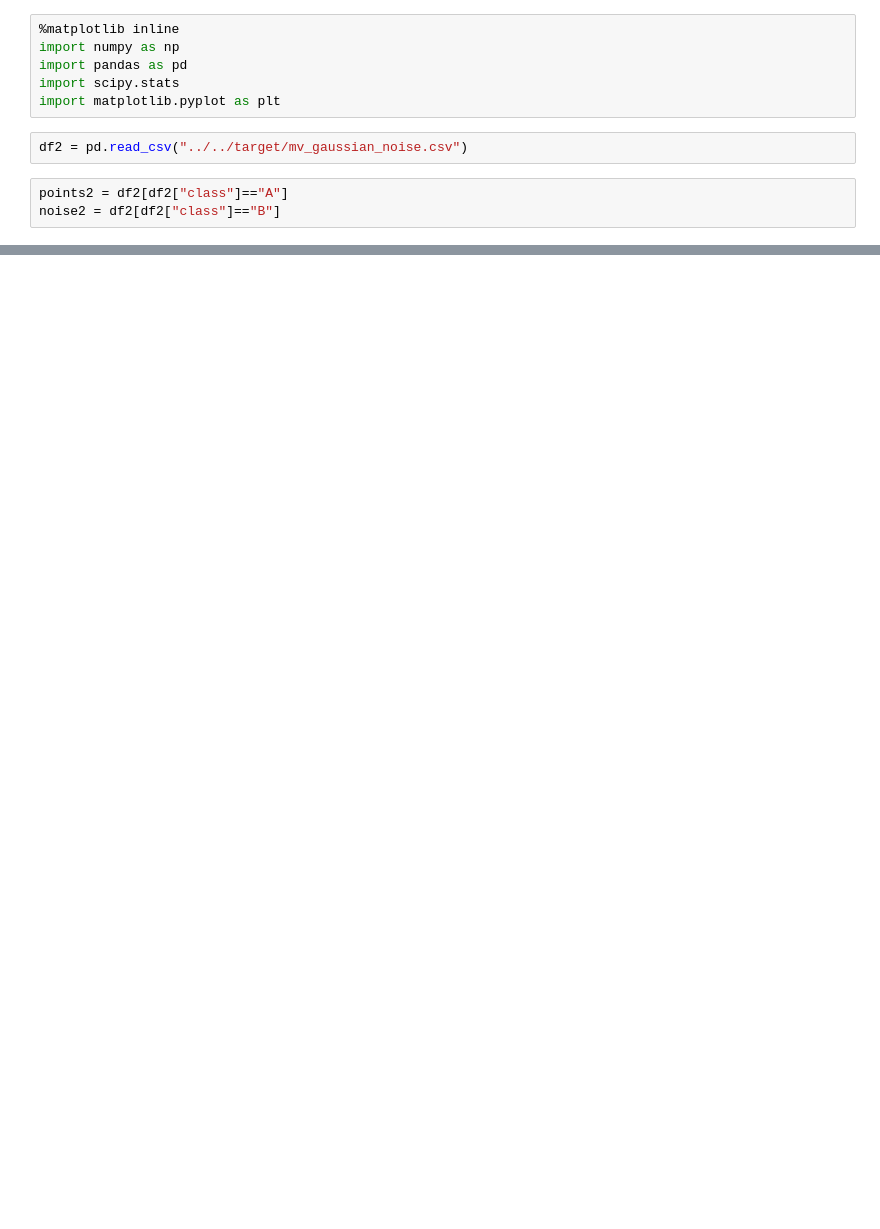
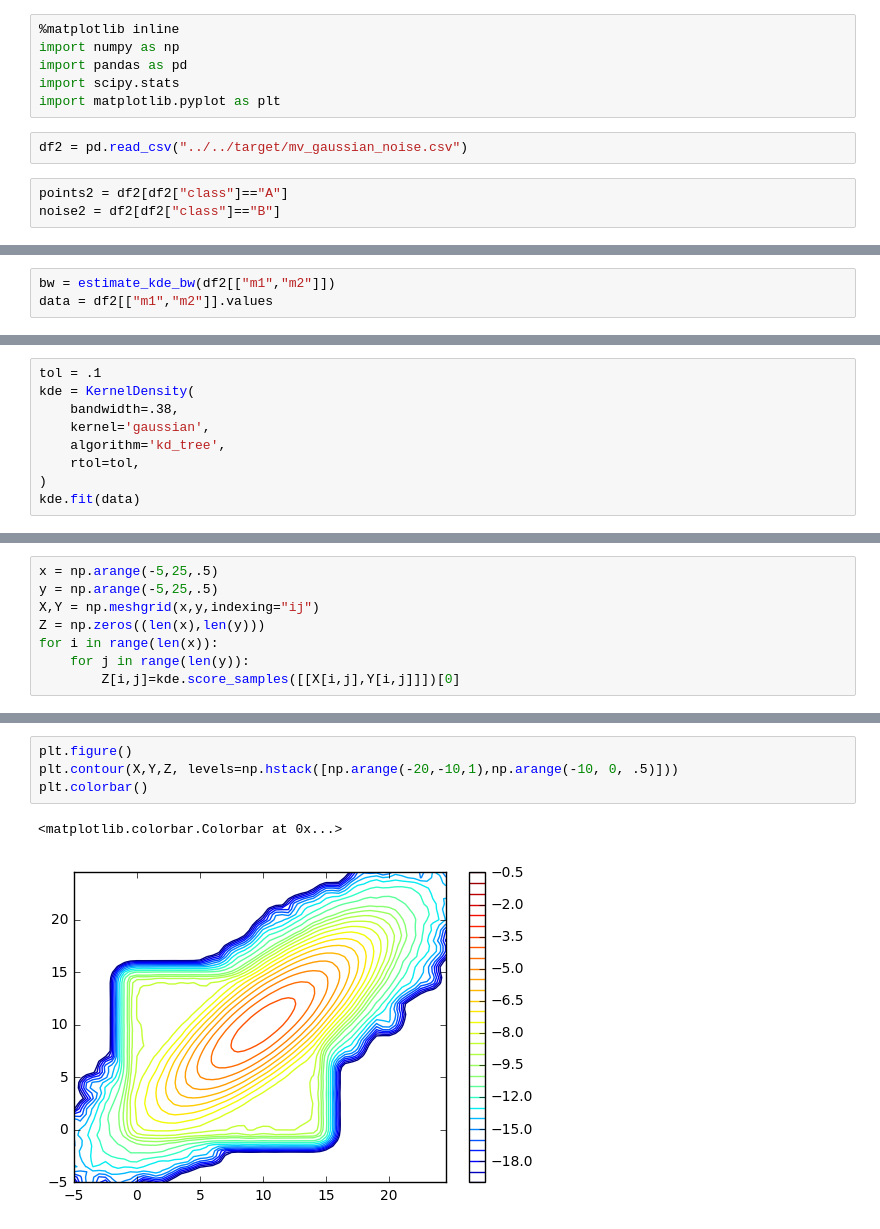
Before and after one commit to stanford-futuredata/macrobase, a Jupyter notebook: tools/gen_data/VisualizeMVGauss.ipynb, the cells around one changed output, grey strips where cells are left out. Cells and saved outputs as stored; diff of their text form; blank space fills up the shorter version.

```diff
--- a/tools/gen_data/VisualizeMVGauss.ipynb
+++ b/tools/gen_data/VisualizeMVGauss.ipynb
@@ -19,0 +19,3 @@ plt.scatter(noise2.m1[:200], noise2.m2[:200], c='w', s=10)
+# %%
+bw = estimate_kde_bw(df2[["m1","m2"]])
+data = df2[["m1","m2"]].values
@@ -19,0 +31,9 @@ plt.scatter(noise2.m1[:200], noise2.m2[:200], c='w', s=10)
+# %%
+tol = .1
+kde = KernelDensity(
+    bandwidth=.38,
+    kernel='gaussian',
+    algorithm='kd_tree',
+    rtol=tol,
+)
+kde.fit(data)
@@ -19,0 +44,8 @@ plt.scatter(noise2.m1[:200], noise2.m2[:200], c='w', s=10)
+# %%
+x = np.arange(-5,25,.5)
+y = np.arange(-5,25,.5)
+X,Y = np.meshgrid(x,y,indexing="ij")
+Z = np.zeros((len(x),len(y)))
+for i in range(len(x)):
+    for j in range(len(y)):
+        Z[i,j]=kde.score_samples([[X[i,j],Y[i,j]]])[0]
@@ -19,0 +70,7 @@ plt.scatter(noise2.m1[:200], noise2.m2[:200], c='w', s=10)
+# %%
+plt.figure()
+plt.contour(X,Y,Z, levels=np.hstack([np.arange(-20,-10,1),np.arange(-10, 0, .5)]))
+plt.colorbar()
+# %% [output]
+<matplotlib.colorbar.Colorbar at 0x...>
+[figure, added]
```
Also changed, not shown: parts of 8 cells of this notebook, 8 other files.
